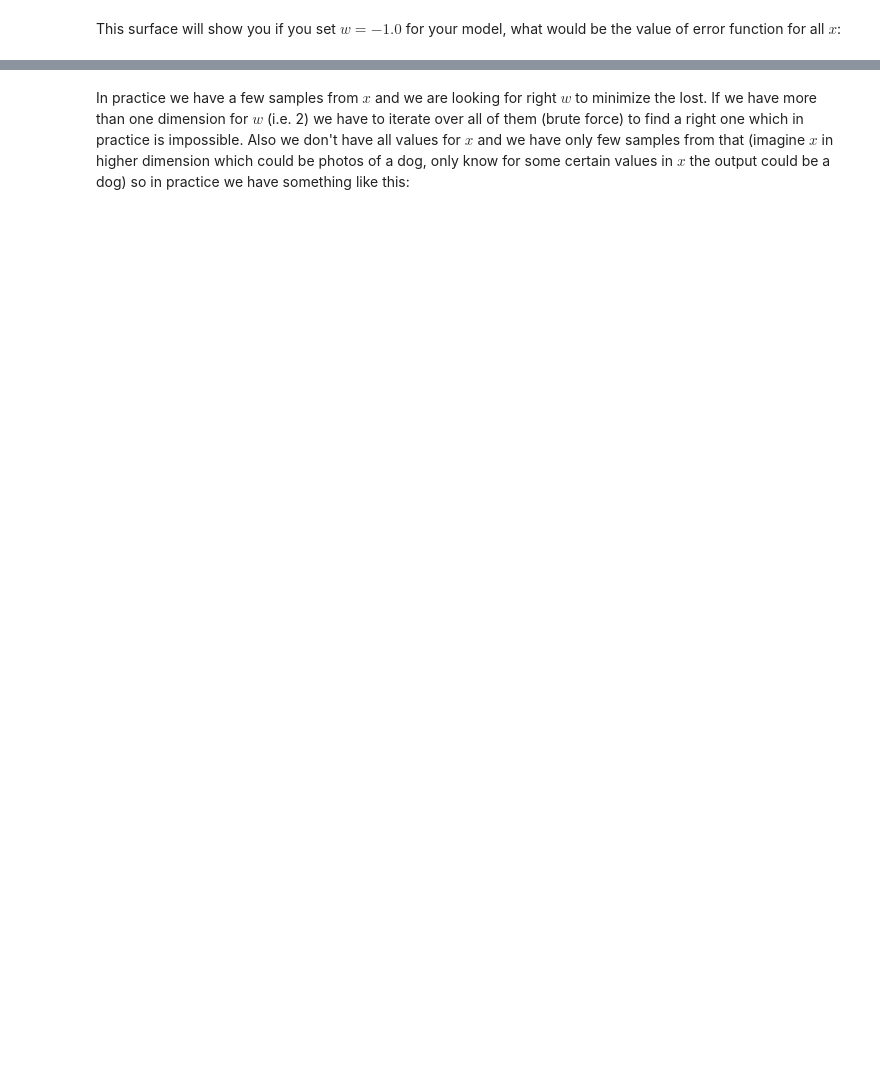
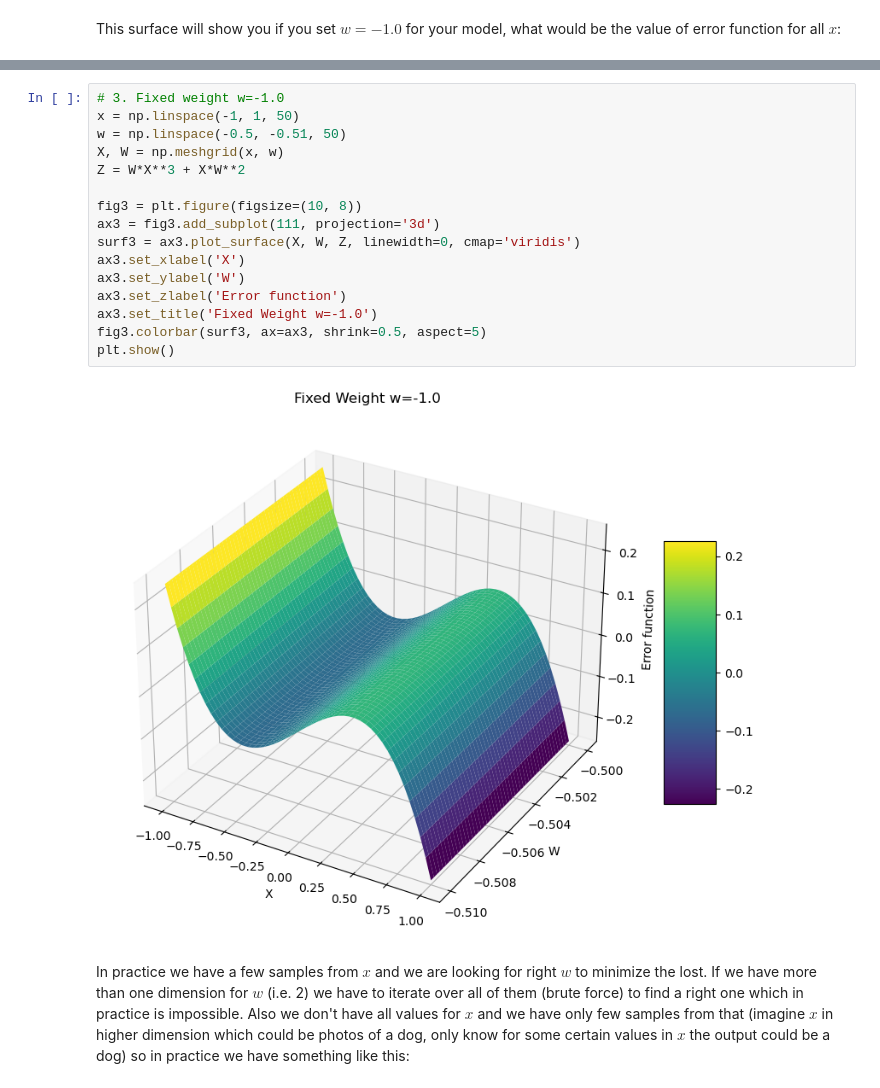
Before and after one commit to behnamasadi/PyTorchTutorial, a Jupyter notebook: optim_package/optimizers.ipynb, the cells around one changed output, grey strips where cells are left out. Drawn from its saved outputs; the diff is of its cells as text; blank space fills up the shorter version.

```diff
--- a/optim_package/optimizers.ipynb
+++ b/optim_package/optimizers.ipynb
@@ -20,2 +54,20 @@ This surface will show you if you set $w=-1.0$ for your model, what would be the
+# %%
+# 3. Fixed weight w=-1.0
+x = np.linspace(-1, 1, 50)
+w = np.linspace(-0.5, -0.51, 50)
+X, W = np.meshgrid(x, w)
+Z = W*X**3 + X*W**2
+
+fig3 = plt.figure(figsize=(10, 8))
+ax3 = fig3.add_subplot(111, projection='3d')
+surf3 = ax3.plot_surface(X, W, Z, linewidth=0, cmap='viridis')
+ax3.set_xlabel('X')
+ax3.set_ylabel('W')
+ax3.set_zlabel('Error function')
+ax3.set_title('Fixed Weight w=-1.0')
+fig3.colorbar(surf3, ax=ax3, shrink=0.5, aspect=5)
+plt.show()
+# %% [output]
+[figure, added]
 # %% [markdown]
 In practice we have a few samples from $x$ and we are looking for right $w$ to minimize the lost. If we have more than one dimension for $w$  (i.e. 2) we have to iterate over all of them (brute force) to find a right one which in practice is impossible. Also we don't have all values for $x$ and we have only few samples from that (imagine $x$ in higher dimension which could be photos of a dog, only know for some certain values in $x$ the output could be a dog) so in practice we have something like this:
```
Also changed, not shown: parts of 34 cells of this notebook, 16 other files.
